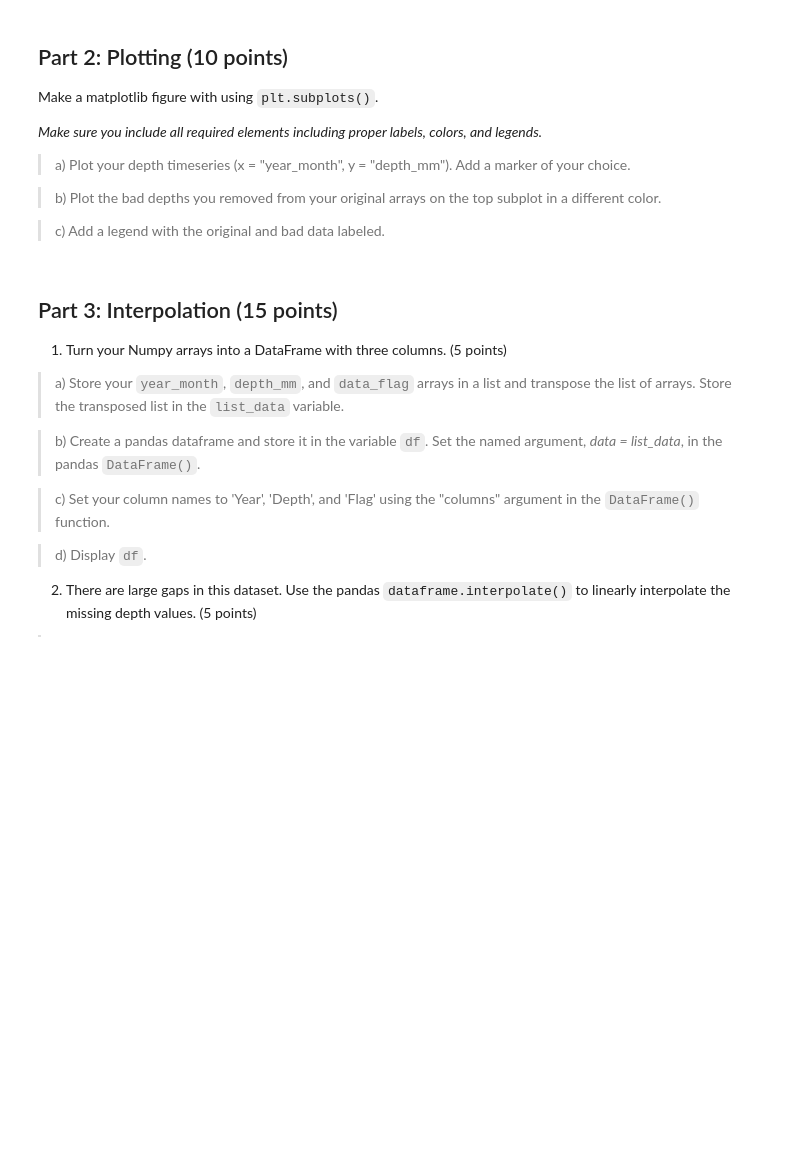
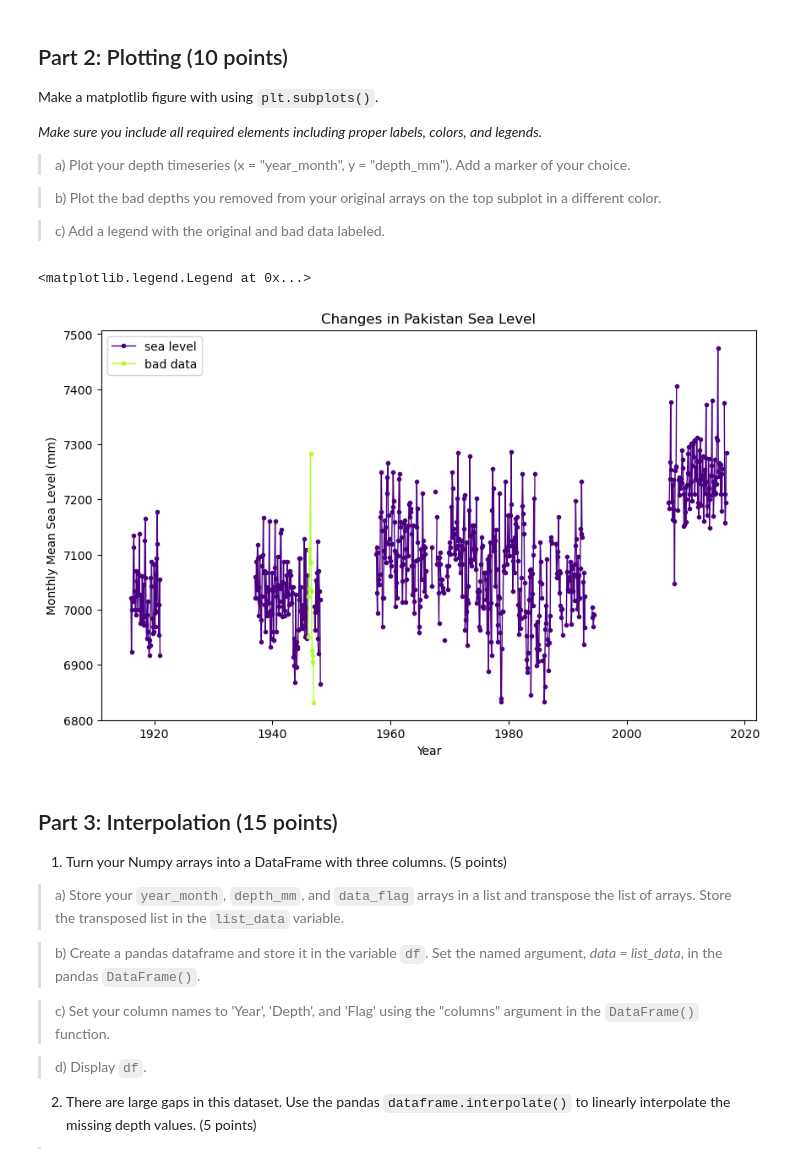
Before and after one commit to zoemae/homework4_student, a Jupyter notebook: HW4.ipynb, the cells around one changed output. Saved outputs shown, nothing was run; the diff lists cells and outputs as text; code cells hidden in the pictures; blank space fills up the shorter version.

```diff
--- a/HW4.ipynb
+++ b/HW4.ipynb
@@ -185,3 +232,17 @@ Make a matplotlib figure with using `plt.subplots()`.
+# %%
+# create plot
+import matplotlib.pyplot as plt
+
+fig, ax = plt.subplots(figsize = (10,6))
+ax.plot(year_month, depth_mm, 'o-', color='indigo', linewidth='1', markersize='3', label='sea level')
+ax.plot(badyears, baddepths, 'o-', color='greenyellow', linewidth='1', markersize='3', label = 'bad data')
+ax.set_xlabel('Year')
+ax.set_ylabel('Monthly Mean Sea Level (mm)')
+ax.set_title('Changes in Pakistan Sea Level')
+ax.legend()
+# %% [output]
+<matplotlib.legend.Legend at 0x...>
+[figure, added]
 # %% [markdown]
 <!-- END QUESTION -->
 
```
Also changed, not shown: parts of 11 cells of this notebook, 1 other file.
